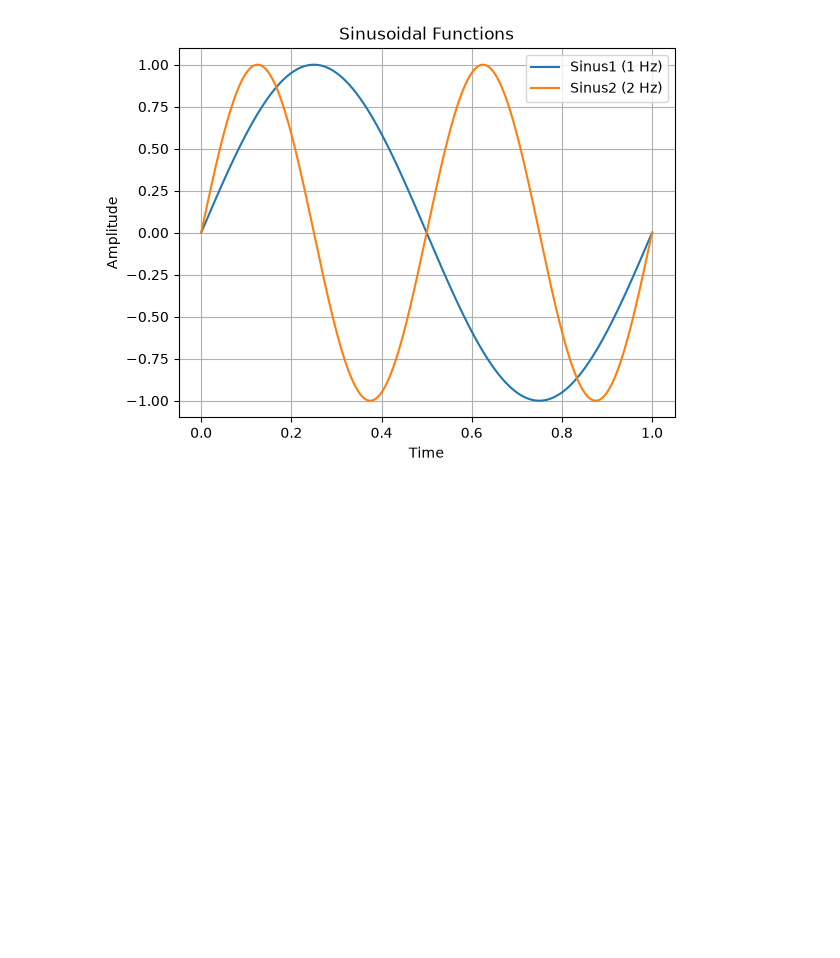
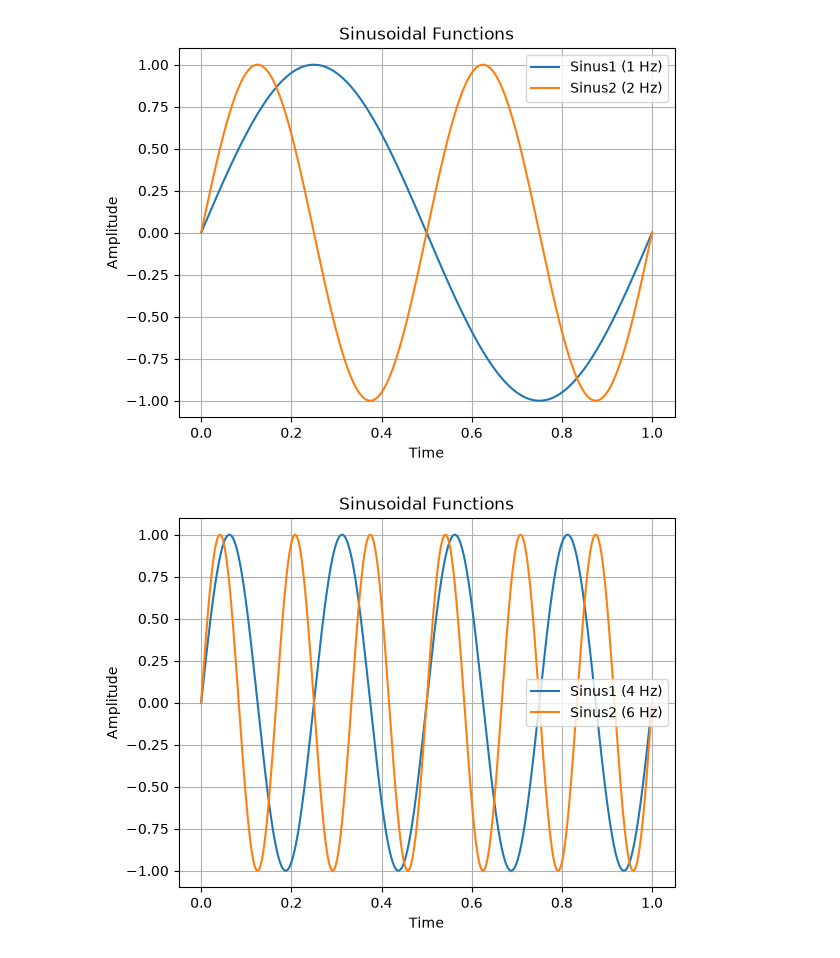
Before and after one commit to ayeshawaheed9/Series02-python, a Jupyter notebook: Series02-python.ipynb, the cells around one changed output. Drawn from its saved outputs; the diff is of its cells as text; code cells hidden in the pictures; blank space fills up the shorter version.

Commit message:
Made another graph with different frequencies

```diff
--- a/Series02-python.ipynb
+++ b/Series02-python.ipynb
@@ -86,3 +86,24 @@ plt.savefig("sine_waves_frequencies.pdf", format="pdf")
 # rest of it is done by me with little help from copilot.
 # %% [output]
 [figure]
+# %%
+s1 = sinusoid(A, 4, t, 0)      # f = 4 → one full cycle
+s2 = sinusoid(A, 6, t, 0)    # f = 6 → faster oscillation
+
+# - Plot s1 and s2 as a function of t (as illustrated in the graph below).
+plt.plot(t, s1, label="Sinus1 (4 Hz)")
+plt.plot(t, s2, label="Sinus2 (6 Hz)")
+# Add a title to the plot
+plt.title("Sinusoidal Functions")
+# Add a label to the x axis
+plt.xlabel("Time")
+# Add a label to the y axis
+plt.ylabel("Amplitude")
+# Add a grid to the plot
+plt.grid(True)
+# Add a legend to the plot
+plt.legend()
+# Save the plot as a pdf file
+plt.savefig("sine_waves_frequencies.pdf", format="pdf")
+# %% [output]
+[figure, added]
```
Also changed, not shown: 1 other file.
